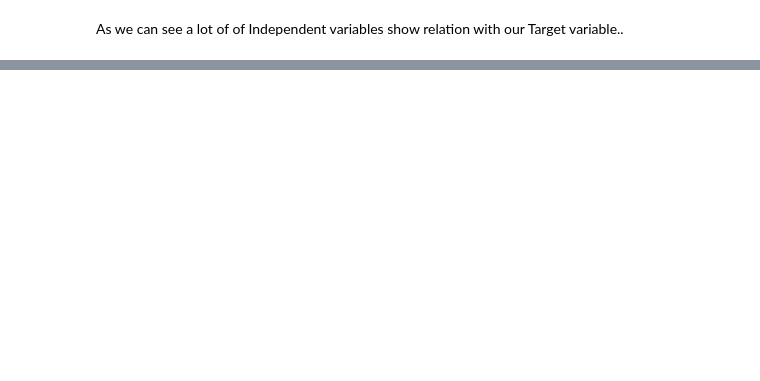
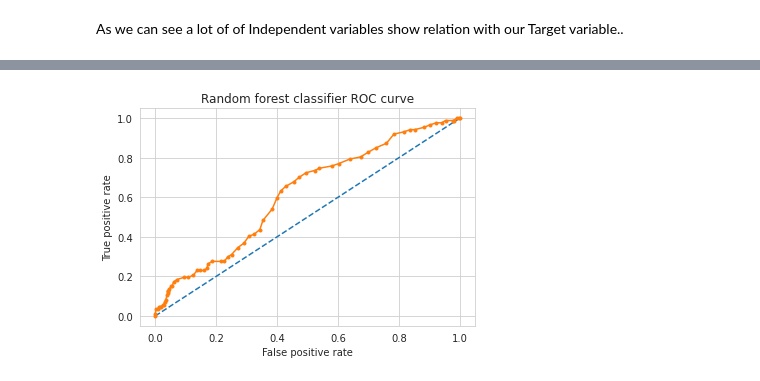
Before and after one commit to ShubhKjoshi/Cardiovascular_Risk-prediction, a Jupyter notebook: Cardiovascular_Risk_Prediction.ipynb, the cells around one changed output, grey strips where cells are left out. Cells and saved outputs as stored; diff of their text form; code cells hidden in the pictures; blank space fills up the shorter version.

```diff
--- a/Cardiovascular_Risk_Prediction.ipynb
+++ b/Cardiovascular_Risk_Prediction.ipynb
@@ -593,0 +891,31 @@ As we can see a lot of of Independent variables show relation with our Target va
+# %%
+# variable to hold Maximum accuracy value
+max_accuracy = 0
+
+# Iterating upto 50 times with random states from 0 to 49
+for x in range(50):
+  # Creating model object for random forest classifier
+  rf = RandomForestClassifier(random_state=x)
+
+  # Fitting the model
+  rf.fit(X_smote,y_smote)
+
+  # Predict for testing set
+  Y_pred_rf = rf.predict(X_test)
+
+  # Accuracy at a particular random state
+  current_accuracy = round(accuracy_score(Y_pred_rf,y_test)*100,2)
+
+  # Compare to get the best accuracy and the respective random state
+  if(current_accuracy>max_accuracy):
+    max_accuracy = current_accuracy
+    best_x = x
+
+# Implementing Random Forest classifier model using the best random state we found
+rf = RandomForestClassifier(random_state=best_x)
+
+# Fitting the model
+rf.fit(X_smote,y_smote)
+
+# Predicting on test set
+Y_pred_rf = rf.predict(X_test)
@@ -593,0 +945,16 @@ As we can see a lot of of Independent variables show relation with our Target va
+# %%
+# Getting the prediction probabilities for test set
+rf_proba = rf.predict_proba(X_test)[:,1]
+
+# Getting parameters for ROC curve
+fpr, tpr, thresholds = roc_curve(y_test, rf_proba)
+
+# Plotting the ROC curve
+plt.plot([0,1],[0,1],linestyle ='--')  #plotting Roc Curve
+plt.plot(fpr,tpr, marker='.')
+plt.xlabel('False positive rate')  #setting Xlabel,Ylabel and title
+plt.ylabel('True positive rate')
+plt.title(f"Random forest classifier ROC curve")
+plt.show()
+# %% [output]
+[figure, added]
```
Also changed, not shown: parts of 106 cells of this notebook.
